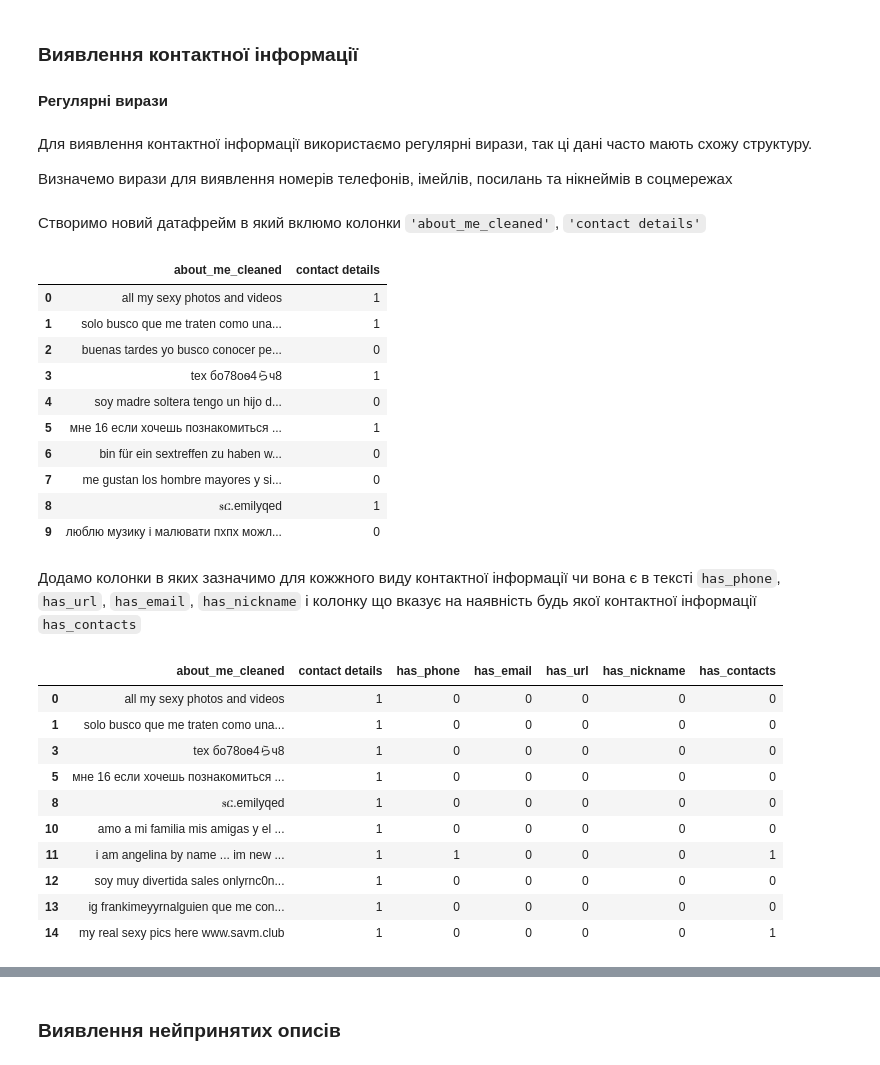
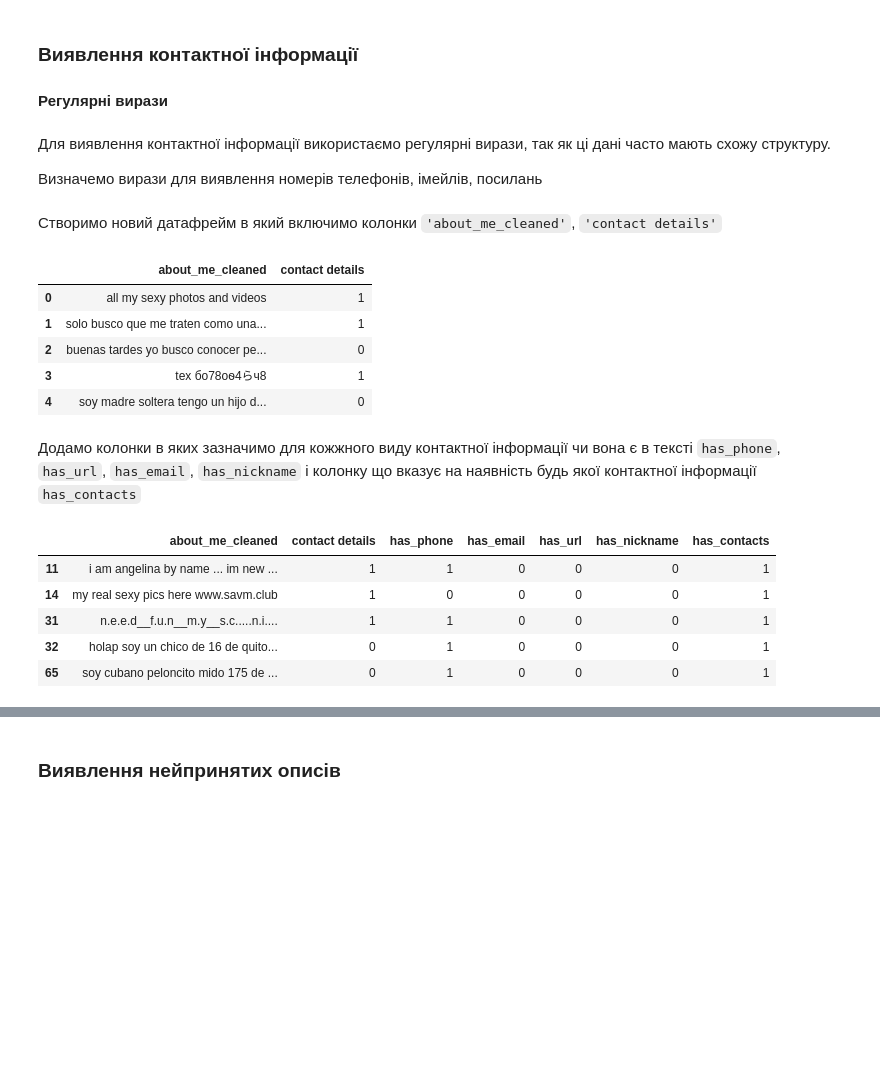
Before and after one commit to YelizavetaP/Scam-Not-scam, a Jupyter notebook: scam_not_scam.ipynb, the cells around one changed output, grey strips where cells are left out. Cells and saved outputs as stored; diff of their text form; code cells hidden in the pictures; blank space fills up the shorter version.

```diff
--- a/scam_not_scam.ipynb
+++ b/scam_not_scam.ipynb
@@ -203,9 +215,9 @@ df.head(10)
 
 #### Регулярні вирази
 # %% [markdown]
-Для виявлення контактної інформації використаємо регулярні вирази, так ці дані часто мають схожу структуру.
+Для виявлення контактної інформації використаємо регулярні вирази, так як ці дані часто мають схожу структуру.
 
-Визначемо вирази для виявлення номерів телефонів, імейлів, посилань та нікнеймів в соцмережах
+Визначемо вирази для виявлення номерів телефонів, імейлів, посилань
 # %%
 # визначимо вирази для пошуку контактів
 import regex as re
@@ -217,8 +233,8 @@ nickname_regex = r'\B@[A-Za-z0-9._]+'
 # %% [markdown]
-Створимо новий датафрейм в який вклюмо колонки `'about_me_cleaned'`, `'contact details'`
+Створимо новий датафрейм в який включимо колонки `'about_me_cleaned'`, `'contact details'`
 # %%
 df_contacts = df[['about_me_cleaned', 'contact details']]
-df_contacts.head(10)
+df_contacts.head()
 # %% [output]
 |  | about_me_cleaned | contact details |
 | 0 | all my sexy photos and videos | 1 |
@@ -226,11 +242,6 @@ df_contacts.head(10)
 | 2 | buenas tardes yo busco conocer pe... | 0 |
 | 3 | tex бo78oѳ4らч8 | 1 |
 | 4 | soy madre soltera tengo un hijo d... | 0 |
-| 5 | мне 16 если хочешь познакомиться ... | 1 |
-| 6 | bin für ein sextreffen zu haben w... | 0 |
-| 7 | me gustan los hombre mayores y si... | 0 |
-| 8 | ꮥር.emilyqed | 1 |
-| 9 | люблю музику і малювати пхпх можл... | 0 |
 # %% [markdown]
 Додамо колонки в яких зазначимо для кожжного виду контактної інформації чи вона є в тексті `has_phone`, `has_url`, `has_email`, `has_nickname` і колонку що вказує на наявність будь якої контактної інформації `has_contacts`
 # %%
@@ -240,30 +251,25 @@ warnings.filterwarnings("ignore" )
 # %%
 df_contacts['has_phone'] = df_contacts['about_me_cleaned'].str.contains(phone_regex, regex=True).astype(int)
 df_contacts['has_email'] = df_contacts['about_me_cleaned'].str.contains(email_regex, regex=True).astype(int)
 df_contacts['has_url'] = df_contacts['about_me_cleaned'].str.contains(url_regex, regex=True).astype(int)
 df_contacts['has_nickname'] = df_contacts['about_me_cleaned'].str.contains(nickname_regex, regex=True).astype(int)
 
 df_contacts['has_contacts'] = df['about_me_cleaned'].apply(
     lambda x: int(
         any([
             bool(re.search(phone_regex, x)),
             bool(re.search(email_regex, x)),
             bool(re.search(url_regex, x)),
             bool(re.search(nickname_regex, x))
         ])
     )
 )
 
-df_contacts[df_contacts['contact details'] == 1].head(10)
+df_contacts[df_contacts['has_contacts'] == 1].head(5)
 # %% [output]
 |  | about_me_cleaned | contact details | has_phone | has_email | has_url | has_nickname | has_contacts |
-| 0 | all my sexy photos and videos | 1 | 0 | 0 | 0 | 0 | 0 |
-| 1 | solo busco que me traten como una... | 1 | 0 | 0 | 0 | 0 | 0 |
-| 3 | tex бo78oѳ4らч8 | 1 | 0 | 0 | 0 | 0 | 0 |
-| 5 | мне 16 если хочешь познакомиться ... | 1 | 0 | 0 | 0 | 0 | 0 |
-| 8 | ꮥር.emilyqed | 1 | 0 | 0 | 0 | 0 | 0 |
-| 10 | amo a mi familia mis amigas y el ... | 1 | 0 | 0 | 0 | 0 | 0 |
 | 11 | i am angelina by name ... im new ... | 1 | 1 | 0 | 0 | 0 | 1 |
-| 12 | soy muy divertida sales onlyrnc0n... | 1 | 0 | 0 | 0 | 0 | 0 |
-| 13 | ig frankimeyyrnalguien que me con... | 1 | 0 | 0 | 0 | 0 | 0 |
 | 14 | my real sexy pics here www.savm.club | 1 | 0 | 0 | 0 | 0 | 1 |
+| 31 | n.e.e.d__f.u.n__m.y__s.c.....n.i.... | 1 | 1 | 0 | 0 | 0 | 1 |
+| 32 | holap soy un chico de 16 de quito... | 0 | 1 | 0 | 0 | 0 | 1 |
+| 65 | soy cubano peloncito mido 175 de ... | 0 | 1 | 0 | 0 | 0 | 1 |
```
Also changed, not shown: parts of 42 cells of this notebook, 1 other file.
